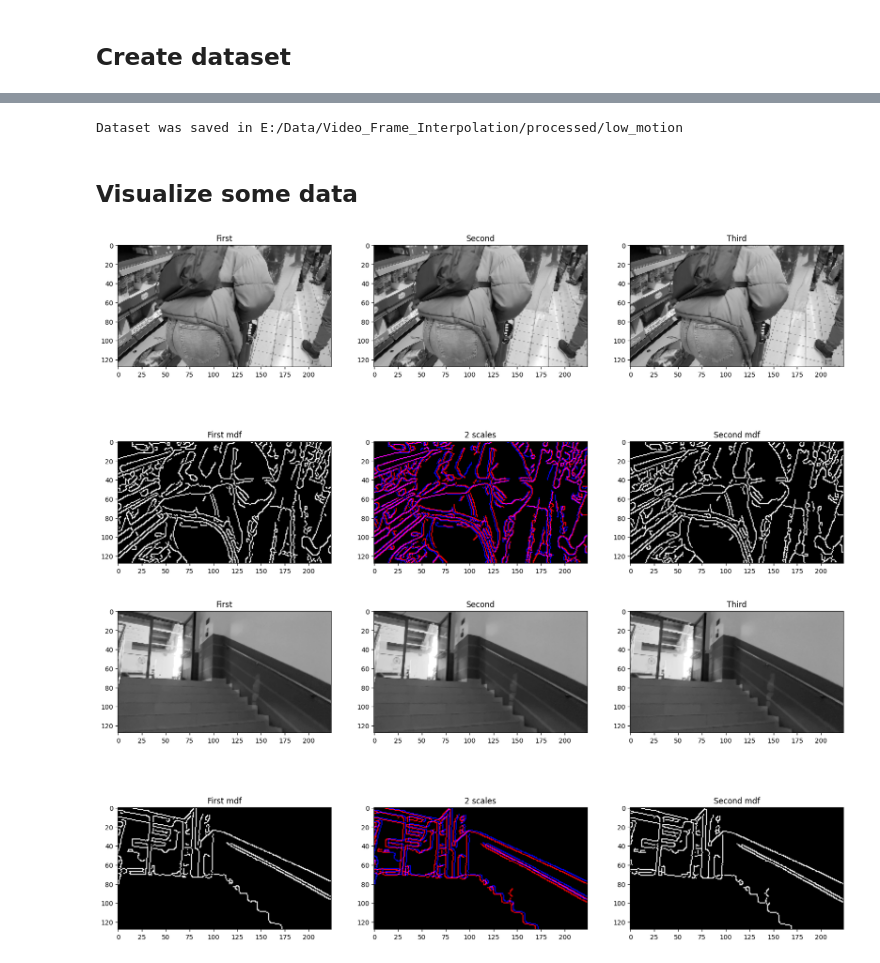
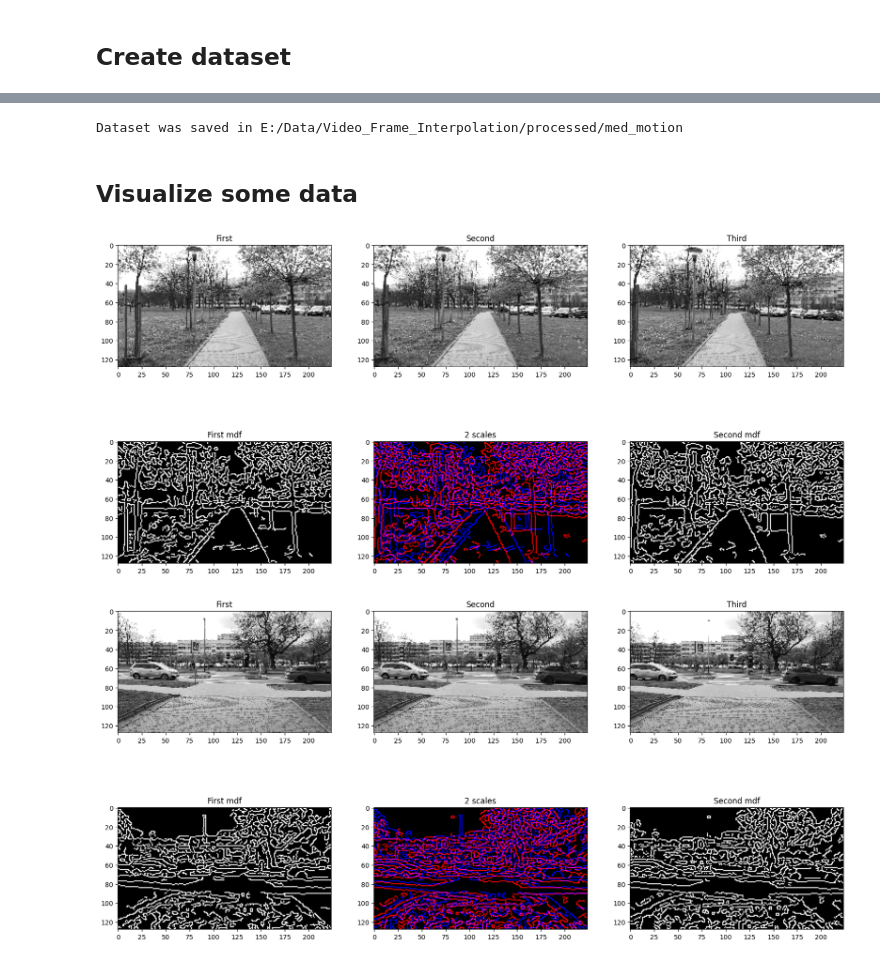
Before and after one commit to kbarszczak/Frame_booster, a Jupyter notebook: proof_of_concept/data_processing.ipynb, the cells around one changed output, grey strips where cells are left out. Drawn from its saved outputs; the diff is of its cells as text; code cells hidden in the pictures.

```diff
--- a/proof_of_concept/data_processing.ipynb
+++ b/proof_of_concept/data_processing.ipynb
@@ -9,8 +9,8 @@ import os
 # %%
 # paths
 base_path = 'E:/Data/Video_Frame_Interpolation/raw/240fps_horizontal'
-base_path_2 = None  # 'E:/Data/Video_Frame_Interpolation/raw/240fps_vertical'
-target_path = 'E:/Data/Video_Frame_Interpolation/processed/low_motion'
+base_path_2 = 'E:/Data/Video_Frame_Interpolation/raw/240fps_vertical'
+target_path = 'E:/Data/Video_Frame_Interpolation/processed/med_motion'
 
 # parameters
 size = (224, 128)
@@ -19,6 +19,7 @@ interpolation = cv2.INTER_CUBIC
 train2test_split = 0.8
 train2valid_split = 0.9
 is_horizontal = True
+delay = 8
 # %% [markdown]
 ## Processing functions
 # %%
@@ -33,7 +34,7 @@ def process_function(image, size, fxy, interpolation, is_horizontal=True):
 
     return cv2.cvtColor(image, cv2.COLOR_BGR2RGB)
 # %%
-def read_opposite_frames(base_path, size=None, fxy=(1/8.0, 1/8.0), interpolation=cv2.INTER_CUBIC, is_horizontal=True, process_function=process_function):
+def read_opposite_frames(base_path, size=None, fxy=(1/8.0, 1/8.0), interpolation=cv2.INTER_CUBIC, is_horizontal=True, process_function=process_function, delay=1):
     assert (size is None and fxy is not None) or (size is not None and fxy is None)
     assert interpolation is not None
     assert os.path.exists(base_path)
@@ -57,6 +58,8 @@ def read_opposite_frames(base_path, size=None, fxy=(1/8.0, 1/8.0), interpolation
             second = None
             third = None
 
+
+            index = 1
             while success:
                 # if each frame is setup then save it
                 if first is not None and second is not None and third is not None:
@@ -69,10 +72,15 @@ def read_opposite_frames(base_path, size=None, fxy=(1/8.0, 1/8.0), interpolation
 
                 # read another frame to process
                 success, image = vidcap.read()
+                index += 1
 
                 # break if the end of the video is reached
                 if not success:
                     break
+
+                # apply the delay
+                if index % delay != 0:
+                    continue
 
                 # process each frame
                 image = process_function(image, size, fxy, interpolation, is_horizontal)
@@ -122,7 +130,8 @@ data = read_opposite_frames(
     size=size,
     fxy=fxy,
     interpolation=interpolation,
-    is_horizontal=is_horizontal
+    is_horizontal=is_horizontal,
+    delay=delay
 )
 # %%
 if base_path_2 is not None:
@@ -131,7 +140,8 @@ if base_path_2 is not None:
         size=size,
         fxy=fxy,
         interpolation=interpolation,
-        is_horizontal=True
+        is_horizontal=True,
+        delay=delay
     )
     data.extend(data_2)
     data_2 = None
@@ -157,7 +167,7 @@ Validation size: 463
 save_data(target_path, x_train, x_test, x_valid, y_train, y_test, y_valid)
 print(f"Dataset was saved in {target_path}")
 # %% [output]
-Dataset was saved in E:/Data/Video_Frame_Interpolation/processed/low_motion
+Dataset was saved in E:/Data/Video_Frame_Interpolation/processed/med_motion
 # %% [markdown]
 ## Visualize some data
 # %%
@@ -201,11 +211,11 @@ def visualize_record(record):
     ax[1][1].set_title('2 scales')
     ax[1][1].imshow(tf + ft)
 # %%
-visualize_record(data[5000])
+visualize_record(data[100])
 # %% [output]
-[figure, old version]
+[figure, new version]
 # %%
-visualize_record(data[3000])
+visualize_record(data[10])
 # %% [output]
-[figure, old version]
+[figure, new version]
 # %%
```
Also changed, not shown: parts of 4 cells of this notebook, 1 other file.
